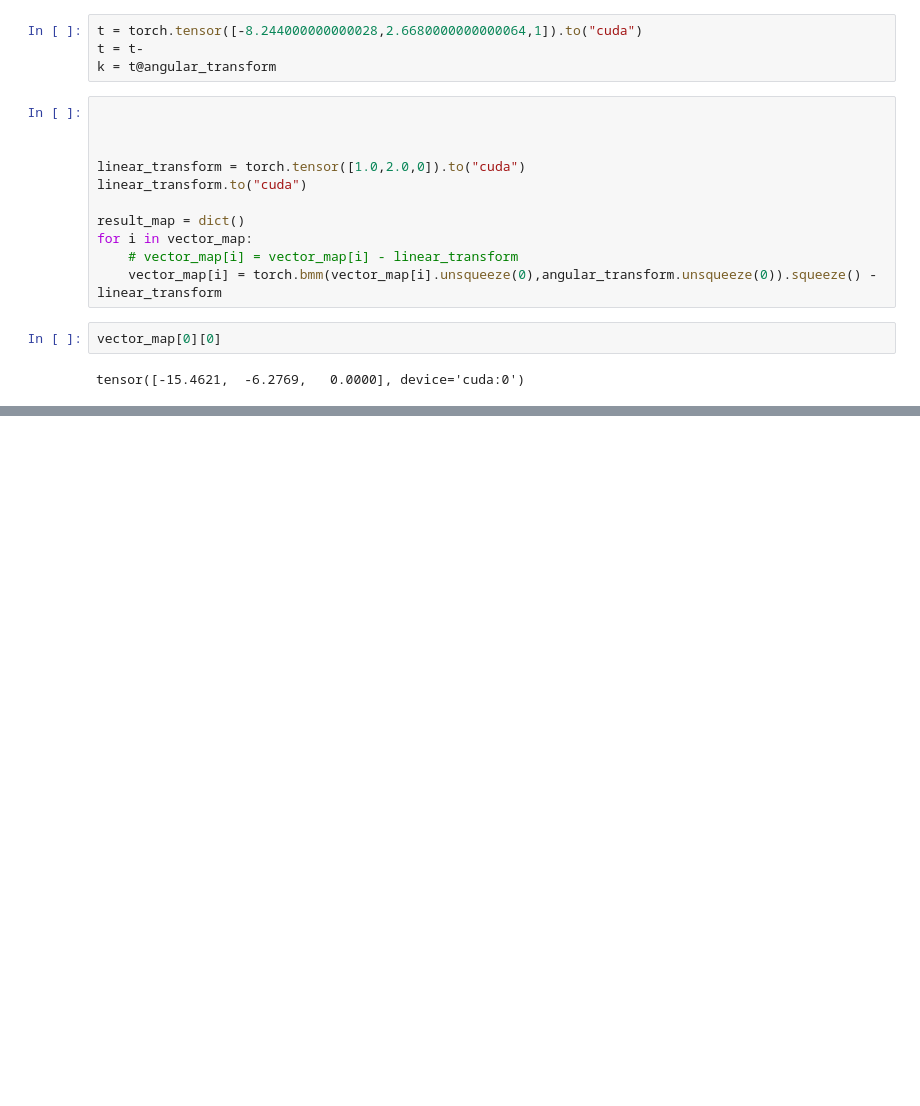
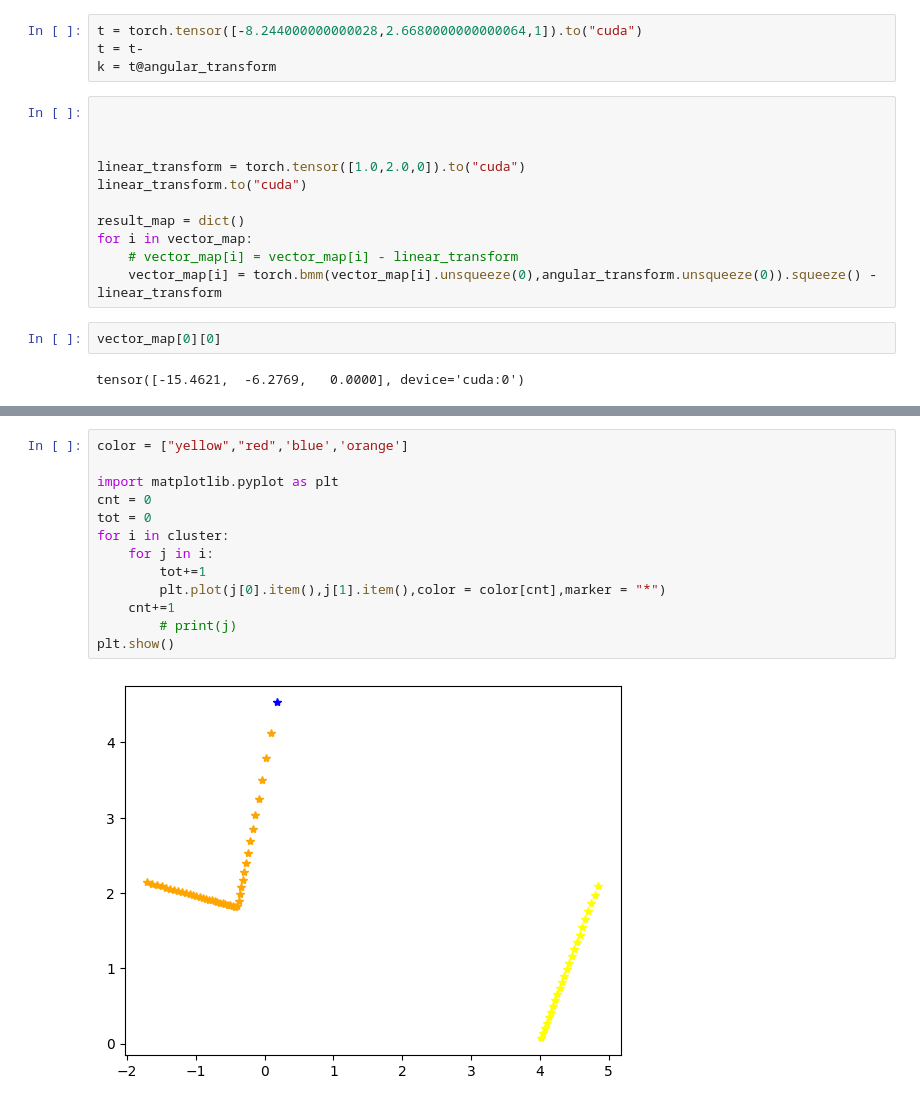
Before and after one commit to Akshit0601/Generating-Gazebo-Environment-Labels, a Jupyter notebook: catvehicle/src/logic_building.ipynb, the cells around one changed output, grey strips where cells are left out. Cells and saved outputs as stored; diff of their text form; blank space fills up the shorter version.

```diff
--- a/catvehicle/src/logic_building.ipynb
+++ b/catvehicle/src/logic_building.ipynb
@@ -103,0 +391,15 @@ plt.show()
+# %%
+color = ["yellow","red",'blue','orange']
+
+import matplotlib.pyplot as plt
+cnt = 0
+tot = 0
+for i in cluster:
+    for j in i:
+        tot+=1
+        plt.plot(j[0].item(),j[1].item(),color = color[cnt],marker = "*")
+    cnt+=1
+        # print(j)
+plt.show()
+# %% [output]
+[figure, added]
```
Also changed, not shown: parts of 30 cells of this notebook.
